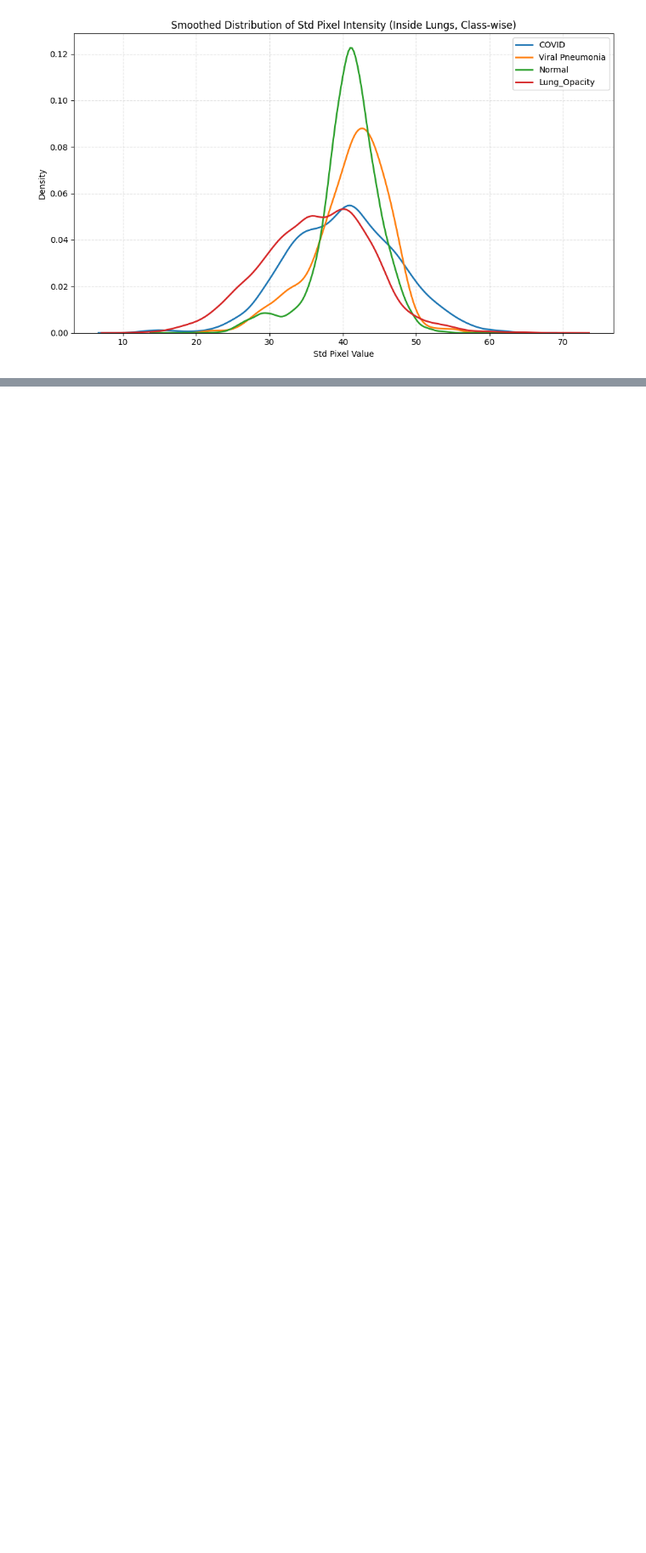
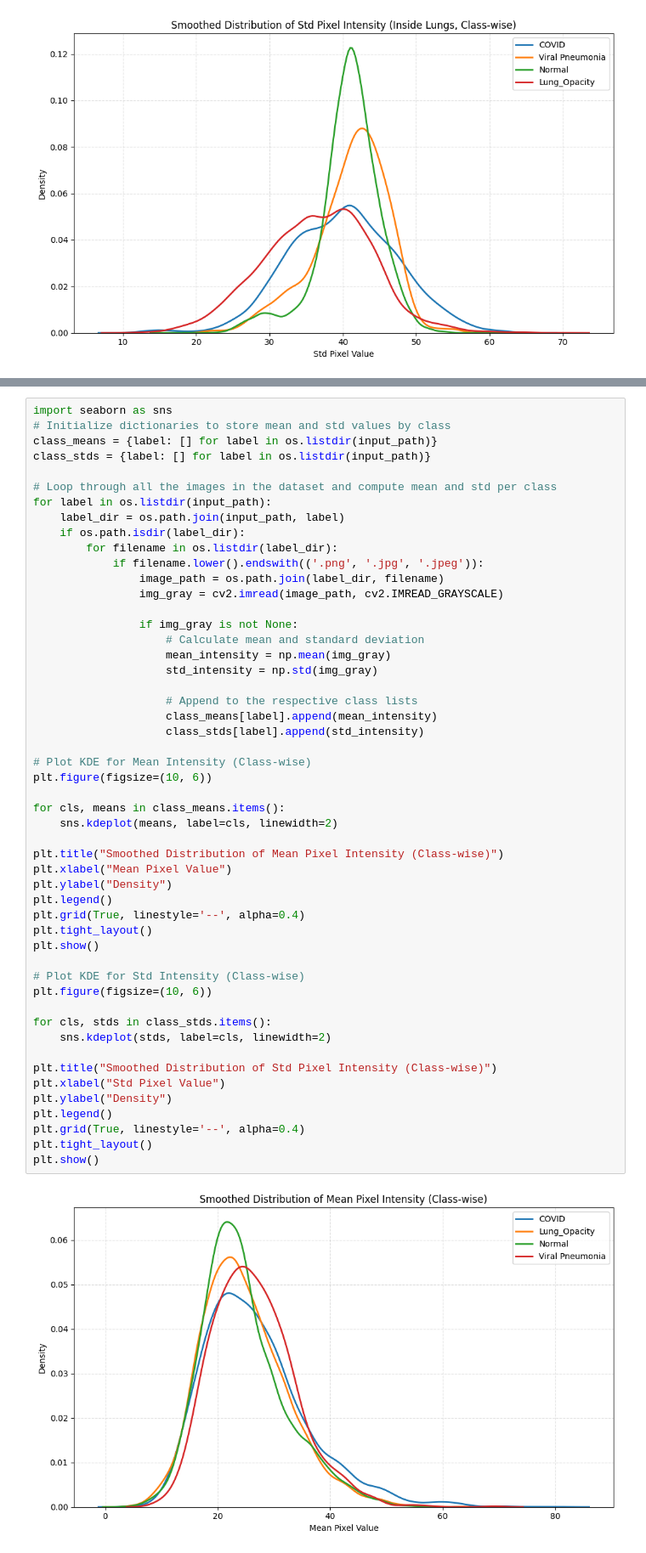
Before and after one commit to SanArfin/CovidXray, a Jupyter notebook: notebooks/Image_transformation.ipynb, the cells around one changed output, grey strips where cells are left out. Shown at 85% size. Drawn from its saved outputs; the diff is of its cells as text; blank space fills up the shorter version.

```diff
--- a/notebooks/Image_transformation.ipynb
+++ b/notebooks/Image_transformation.ipynb
@@ -382,0 +586,53 @@ plt.show()
+# %%
+import seaborn as sns
+# Initialize dictionaries to store mean and std values by class
+class_means = {label: [] for label in os.listdir(input_path)}
+class_stds = {label: [] for label in os.listdir(input_path)}
+
+# Loop through all the images in the dataset and compute mean and std per class
+for label in os.listdir(input_path):
+    label_dir = os.path.join(input_path, label)
+    if os.path.isdir(label_dir):
+        for filename in os.listdir(label_dir):
+            if filename.lower().endswith(('.png', '.jpg', '.jpeg')):
+                image_path = os.path.join(label_dir, filename)
+                img_gray = cv2.imread(image_path, cv2.IMREAD_GRAYSCALE)
+
+                if img_gray is not None:
+                    # Calculate mean and standard deviation
+                    mean_intensity = np.mean(img_gray)
+                    std_intensity = np.std(img_gray)
+
+                    # Append to the respective class lists
+                    class_means[label].append(mean_intensity)
+                    class_stds[label].append(std_intensity)
+
+# Plot KDE for Mean Intensity (Class-wise)
+plt.figure(figsize=(10, 6))
+
+for cls, means in class_means.items():
+    sns.kdeplot(means, label=cls, linewidth=2)
+
+plt.title("Smoothed Distribution of Mean Pixel Intensity (Class-wise)")
+plt.xlabel("Mean Pixel Value")
+plt.ylabel("Density")
+plt.legend()
+plt.grid(True, linestyle='--', alpha=0.4)
+plt.tight_layout()
+plt.show()
+
+# Plot KDE for Std Intensity (Class-wise)
+plt.figure(figsize=(10, 6))
+
+for cls, stds in class_stds.items():
+    sns.kdeplot(stds, label=cls, linewidth=2)
+
+plt.title("Smoothed Distribution of Std Pixel Intensity (Class-wise)")
+plt.xlabel("Std Pixel Value")
+plt.ylabel("Density")
+plt.legend()
+plt.grid(True, linestyle='--', alpha=0.4)
+plt.tight_layout()
+plt.show()
+# %% [output]
+[figure, added]
```
Also changed, not shown: parts of 16 cells of this notebook.
